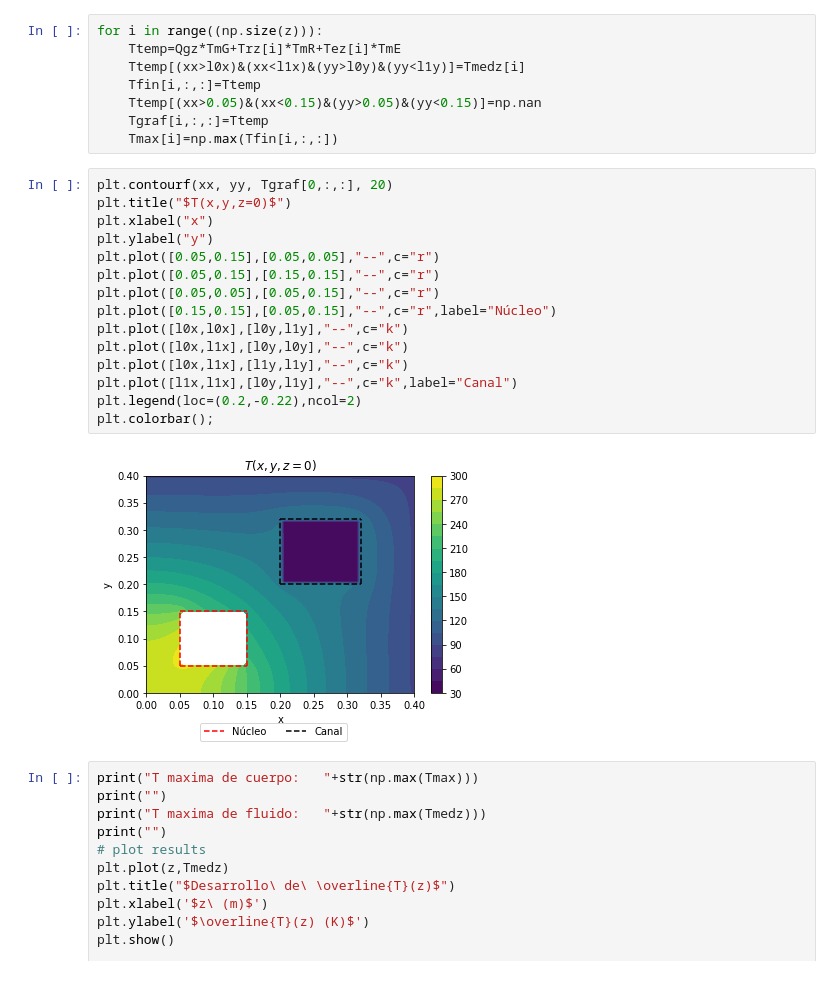
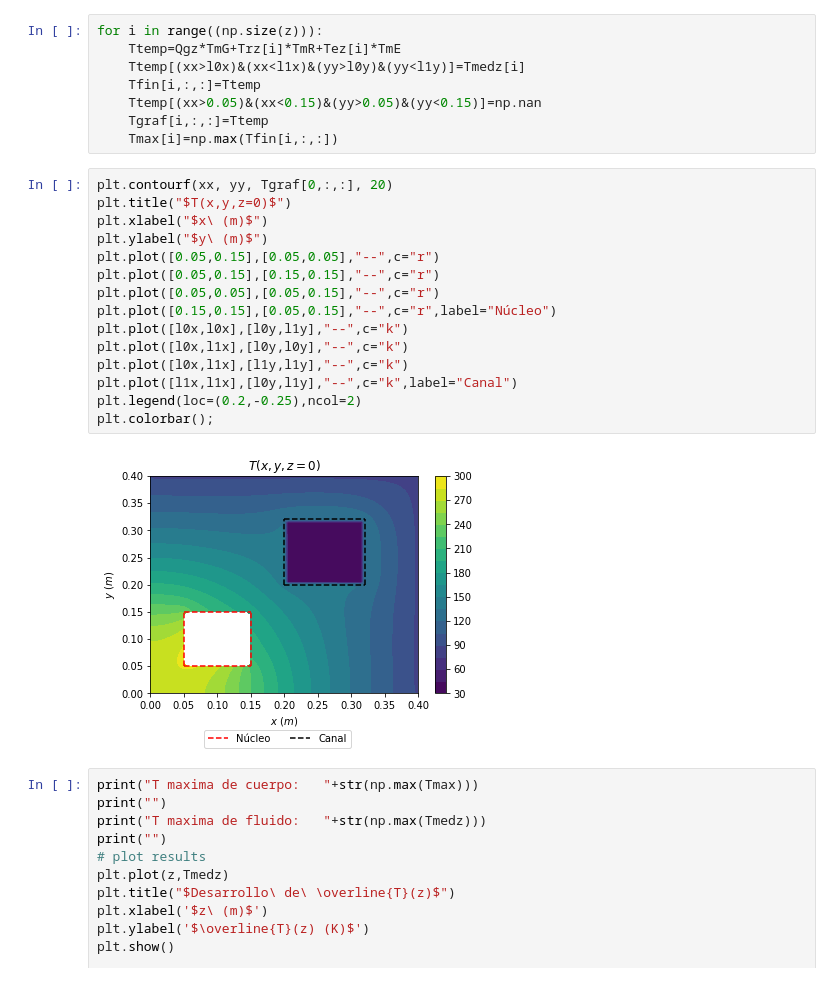
Before and after one commit to nicomn97/ProyectoFinalTC, a Jupyter notebook: ProyFinalTC.ipynb, the cells around one changed output. Cells and saved outputs as stored; diff of their text form.

```diff
--- a/ProyFinalTC.ipynb
+++ b/ProyFinalTC.ipynb
@@ -422,20 +422,20 @@ for i in range((np.size(z))):
 # %%
 plt.contourf(xx, yy, Tgraf[0,:,:], 20)
 plt.title("$T(x,y,z=0)$")
-plt.xlabel("x")
-plt.ylabel("y")
+plt.xlabel("$x\ (m)$")
+plt.ylabel("$y\ (m)$")
 plt.plot([0.05,0.15],[0.05,0.05],"--",c="r")
 plt.plot([0.05,0.15],[0.15,0.15],"--",c="r")
 plt.plot([0.05,0.05],[0.05,0.15],"--",c="r")
 plt.plot([0.15,0.15],[0.05,0.15],"--",c="r",label="Núcleo")
 plt.plot([l0x,l0x],[l0y,l1y],"--",c="k")
 plt.plot([l0x,l1x],[l0y,l0y],"--",c="k")
 plt.plot([l0x,l1x],[l1y,l1y],"--",c="k")
 plt.plot([l1x,l1x],[l0y,l1y],"--",c="k",label="Canal")
-plt.legend(loc=(0.2,-0.22),ncol=2)
+plt.legend(loc=(0.2,-0.25),ncol=2)
 plt.colorbar();
 # %% [output]
-[figure, old version]
+[figure, new version]
 # %%
 print("T maxima de cuerpo:   "+str(np.max(Tmax)))
 print("")
```
Also changed, not shown: parts of 2 cells of this notebook.
